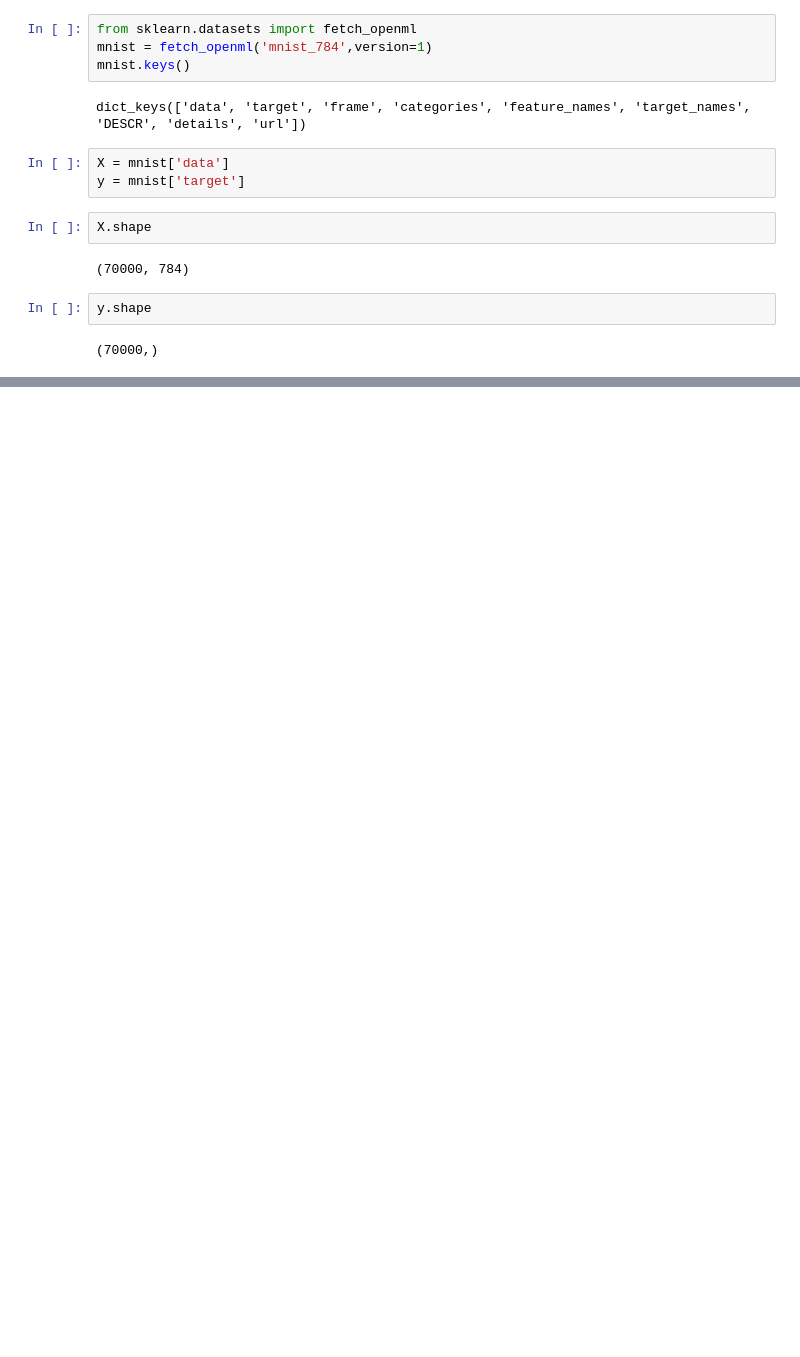
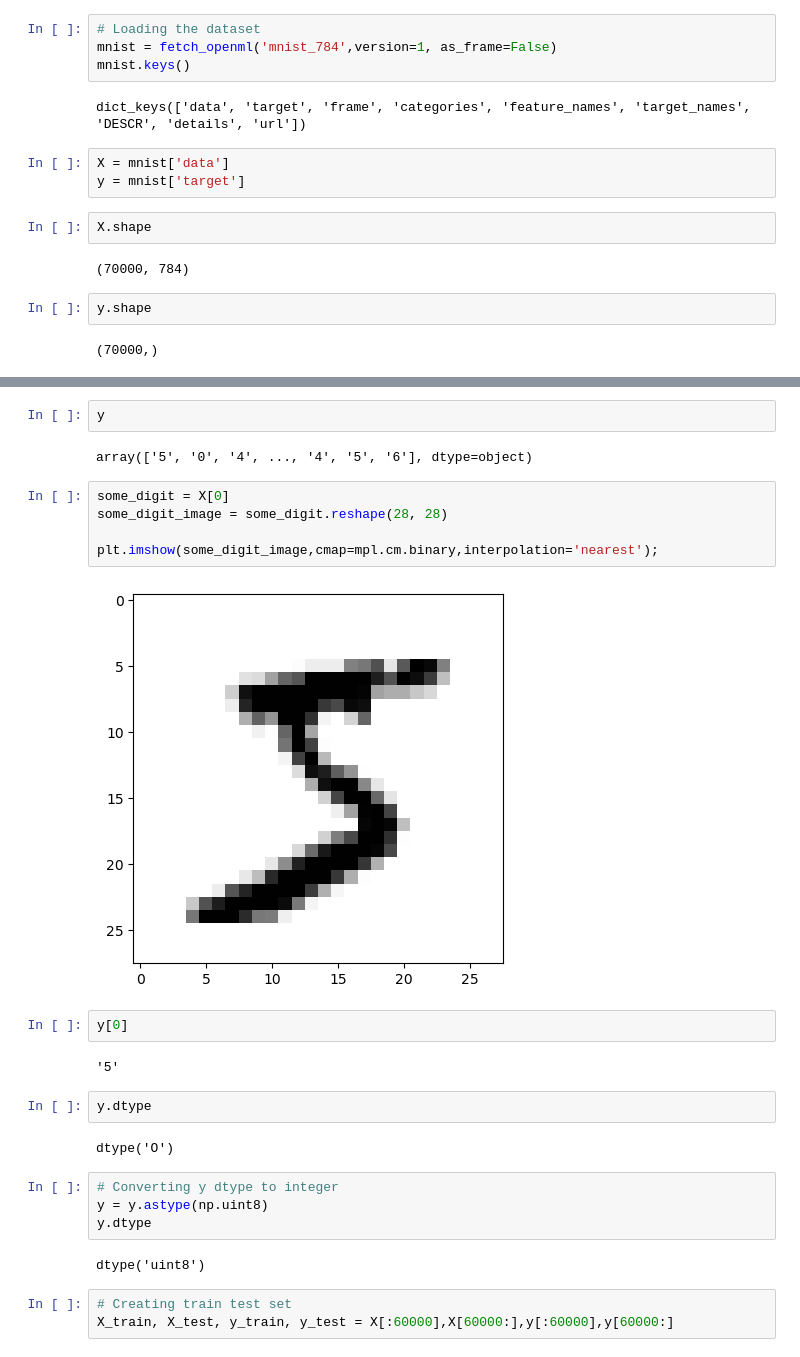
Before and after one commit to samsonmusumuri/MNIST_Classification, a Jupyter notebook: Classification/MNIST_Classification.ipynb, the cells around one changed output, grey strips where cells are left out. Cells and saved outputs as stored; diff of their text form; blank space fills up the shorter version.

Commit message:
Binary Classification

```diff
--- a/Classification/MNIST_Classification.ipynb
+++ b/Classification/MNIST_Classification.ipynb
@@ -7,8 +15,8 @@ import warnings
 warnings.filterwarnings('ignore')
 %matplotlib inline
 # %%
-from sklearn.datasets import fetch_openml
-mnist = fetch_openml('mnist_784',version=1)
+# Loading the dataset
+mnist = fetch_openml('mnist_784',version=1, as_frame=False)
 mnist.keys()
 # %% [output]
 dict_keys(['data', 'target', 'frame', 'categories', 'feature_names', 'target_names', 'DESCR', 'details', 'url'])
@@ -25,0 +44,28 @@ y.shape
+# %%
+y
+# %% [output]
+array(['5', '0', '4', ..., '4', '5', '6'], dtype=object)
+# %%
+some_digit = X[0]
+some_digit_image = some_digit.reshape(28, 28)
+
+plt.imshow(some_digit_image,cmap=mpl.cm.binary,interpolation='nearest');
+# %% [output]
+[figure, added]
+# %%
+y[0]
+# %% [output]
+'5'
+# %%
+y.dtype
+# %% [output]
+dtype('O')
+# %%
+# Converting y dtype to integer
+y = y.astype(np.uint8)
+y.dtype
+# %% [output]
+dtype('uint8')
+# %%
+# Creating train test set
+X_train, X_test, y_train, y_test = X[:60000],X[60000:],y[:60000],y[60000:]
```
Also changed, not shown: parts of 47 cells of this notebook.
